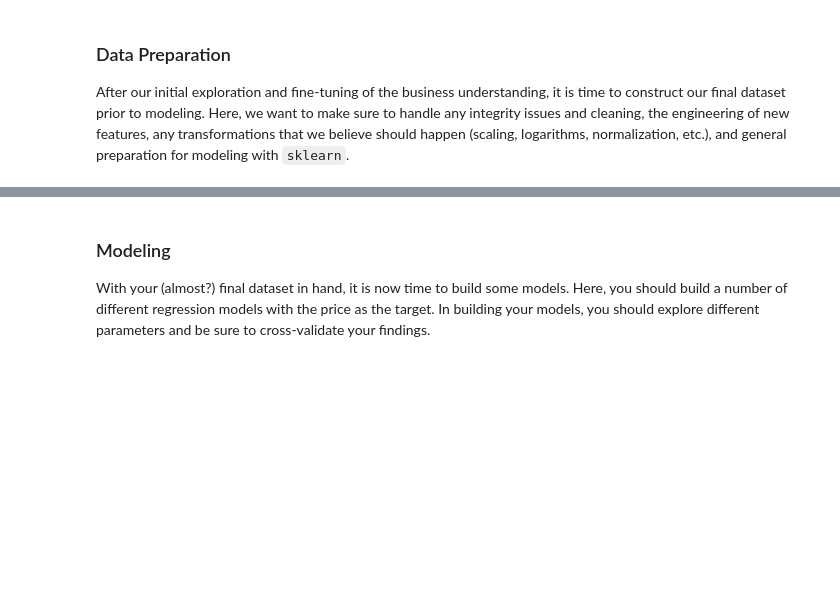
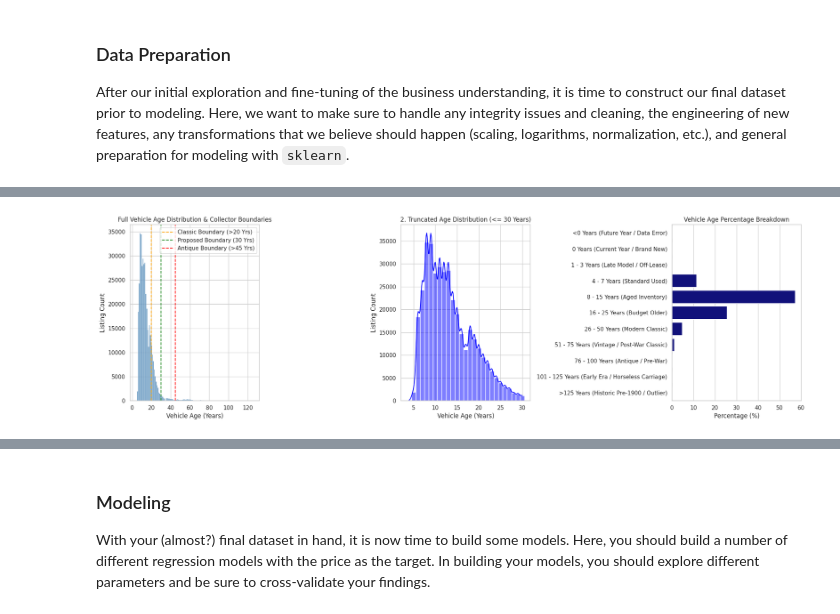
Before and after one commit to 1abhisheknigam/my-ai, a Jupyter notebook: price-of-car/notebooks/price_of_car.ipynb, the cells around one changed output, grey strips where cells are left out. Saved outputs shown, nothing was run; the diff lists cells and outputs as text; code cells hidden in the pictures; blank space fills up the shorter version.

```diff
--- a/price-of-car/notebooks/price_of_car.ipynb
+++ b/price-of-car/notebooks/price_of_car.ipynb
@@ -708,0 +955,19 @@ cleaned_df = df.copy()
+# %%
+# year (vehicle age) intervals
+age_bins = [-np.inf, -1, 0, 3, 7, 15, 25, 50, 75, 100, 125, np.inf]
+
+age_labels = [
+    '<0 Years (Future Year / Data Error)',
+    '0 Years (Current Year / Brand New)',
+    '1 - 3 Years (Late Model / Off-Lease)',
+    '4 - 7 Years (Standard Used)',
+    '8 - 15 Years (Aged Inventory)',
+    '16 - 25 Years (Budget Older)',
+    '26 - 50 Years (Modern Classic)',
+    '51 - 75 Years (Vintage / Post-War Classic)',
+    '76 - 100 Years (Antique / Pre-War)',
+    '101 - 125 Years (Early Era / Horseless Carriage)',
+    '>125 Years (Historic Pre-1900 / Outlier)',
+]
+age_summary_pre = \
+  print_interval_distribution(df, 'vehicle_age', age_bins, age_labels)
@@ -708,0 +1097,75 @@ cleaned_df = df.copy()
+# %%
+# now for vehicle_age
+
+fig, axes = plt.subplots(1, 3, figsize=(20, 6))
+
+# 1. Full Untruncated Vehicle Age Distribution with Collector Cutoffs
+sns.histplot(
+    data=df,
+    x="vehicle_age",
+    bins=int(df["vehicle_age"].max()),
+    ax=axes[0],
+    color="steelblue",
+)
+
+# Overlay Collector Thresholds using standard named colors
+axes[0].axvline(
+    20,
+    color="orange",
+    linestyle="--",
+    linewidth=1.5,
+    label="Classic Boundary (>20 Yrs)",
+)
+axes[0].axvline(
+    30,
+    color="forestgreen",
+    linestyle="--",
+    linewidth=1.5,
+    label="Proposed Boundary (30 Yrs)",
+)
+axes[0].axvline(
+    45,
+    color="red",
+    linestyle="--",
+    linewidth=1.5,
+    label="Antique Boundary (>45 Yrs)",
+)
+
+axes[0].set_title(
+    "Full Vehicle Age Distribution & Collector Boundaries", fontsize=12
+)
+axes[0].set_xlabel("Vehicle Age (Years)")
+axes[0].set_ylabel("Listing Count")
+axes[0].legend(loc="upper right")
+
+# 2. Truncated Age Distribution for Core Retail Inventory (<= 30 Years)
+sns.histplot(
+    data=df[df["vehicle_age"] <= 30],
+    x="vehicle_age",
+    discrete=True,
+    kde=True,
+    ax=axes[1],
+    color="blue",
+)
+axes[1].set_title(
+    "2. Truncated Age Distribution (<= 30 Years)", fontsize=12
+)
+axes[1].set_xlabel("Vehicle Age (Years)")
+axes[1].set_ylabel("Listing Count")
+
+# 3. Breakdown from age_summary_pre
+sns.barplot(
+    data=age_summary_pre,
+    y="Range",
+    x="Percentage (%)",
+    color="darkblue",
+    ax=axes[2],
+)
+axes[2].set_title("Vehicle Age Percentage Breakdown", fontsize=12)
+axes[2].set_xlabel("Percentage (%)")
+axes[2].set_ylabel("")
+
+plt.tight_layout()
+plt.show()
+# %% [output]
+[figure, added]
```
Also changed, not shown: parts of 84 cells of this notebook.
